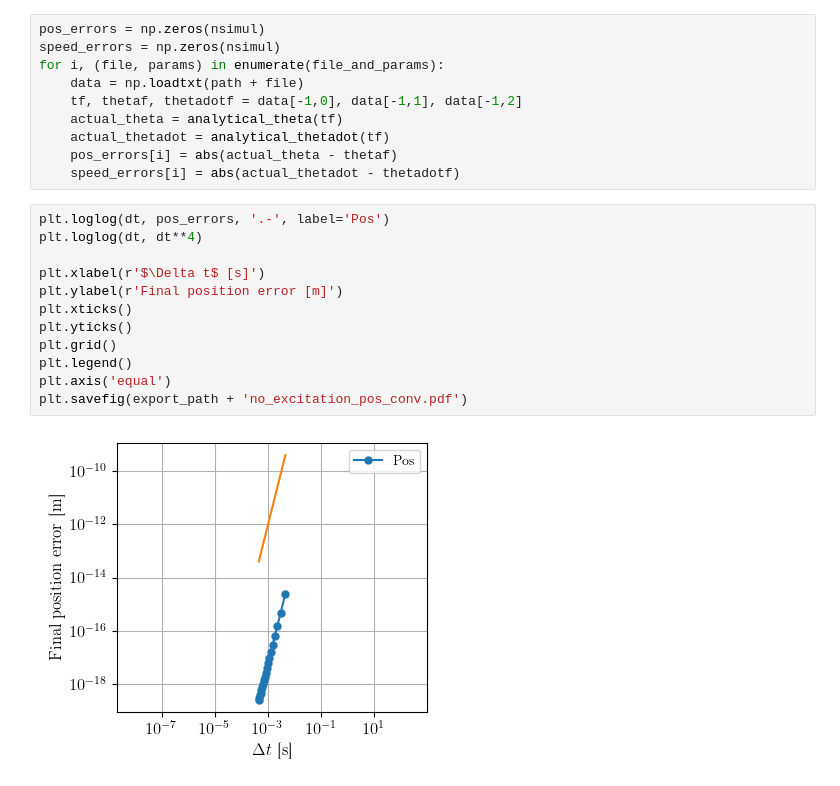
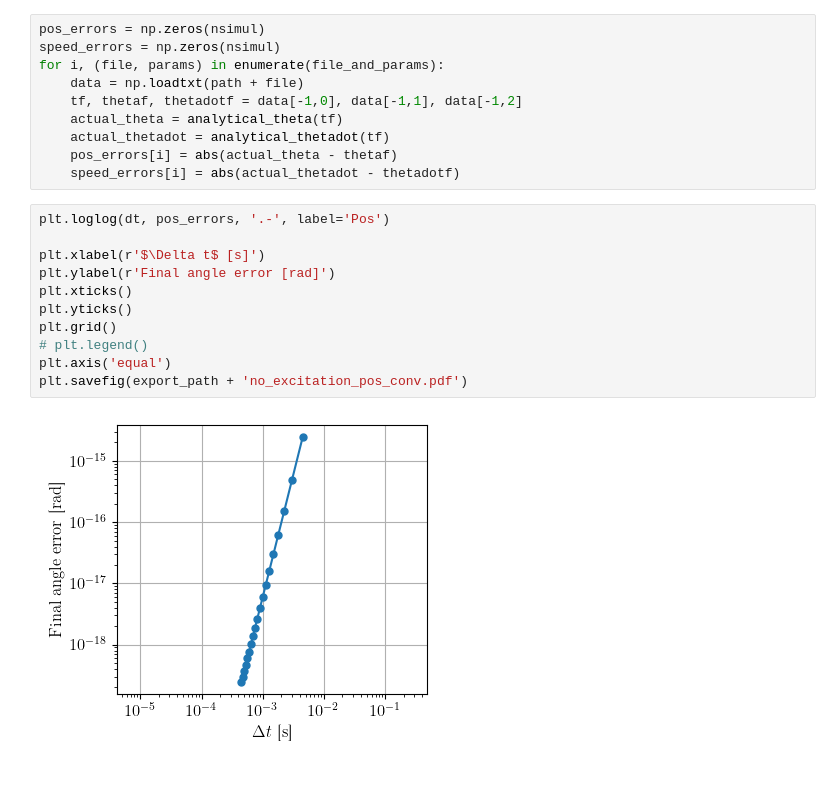
Before and after one commit to TomVdt/PhysNum, a Jupyter notebook: exercice2/analysis/analysis3ai.ipynb, the cells around one changed output. Cells and saved outputs as stored; diff of their text form.

```diff
--- a/exercice2/analysis/analysis3ai.ipynb
+++ b/exercice2/analysis/analysis3ai.ipynb
@@ -177,18 +176,17 @@ for i, (file, params) in enumerate(file_and_params):
     speed_errors[i] = abs(actual_thetadot - thetadotf)
 # %%
 plt.loglog(dt, pos_errors, '.-', label='Pos')
-plt.loglog(dt, dt**4)
 
 plt.xlabel(r'$\Delta t$ [s]')
-plt.ylabel(r'Final position error [m]')
+plt.ylabel(r'Final angle error [rad]')
 plt.xticks()
 plt.yticks()
 plt.grid()
-plt.legend()
+# plt.legend()
 plt.axis('equal')
 plt.savefig(export_path + 'no_excitation_pos_conv.pdf')
 # %% [output]
-[figure, old version]
+[figure, new version]
 # %%
 plt.loglog(dt, speed_errors, '.-', label='Speed')
 # plt.loglog(dt, dt**2)
```
Also changed, not shown: parts of 9 cells of this notebook, 9 other files.
